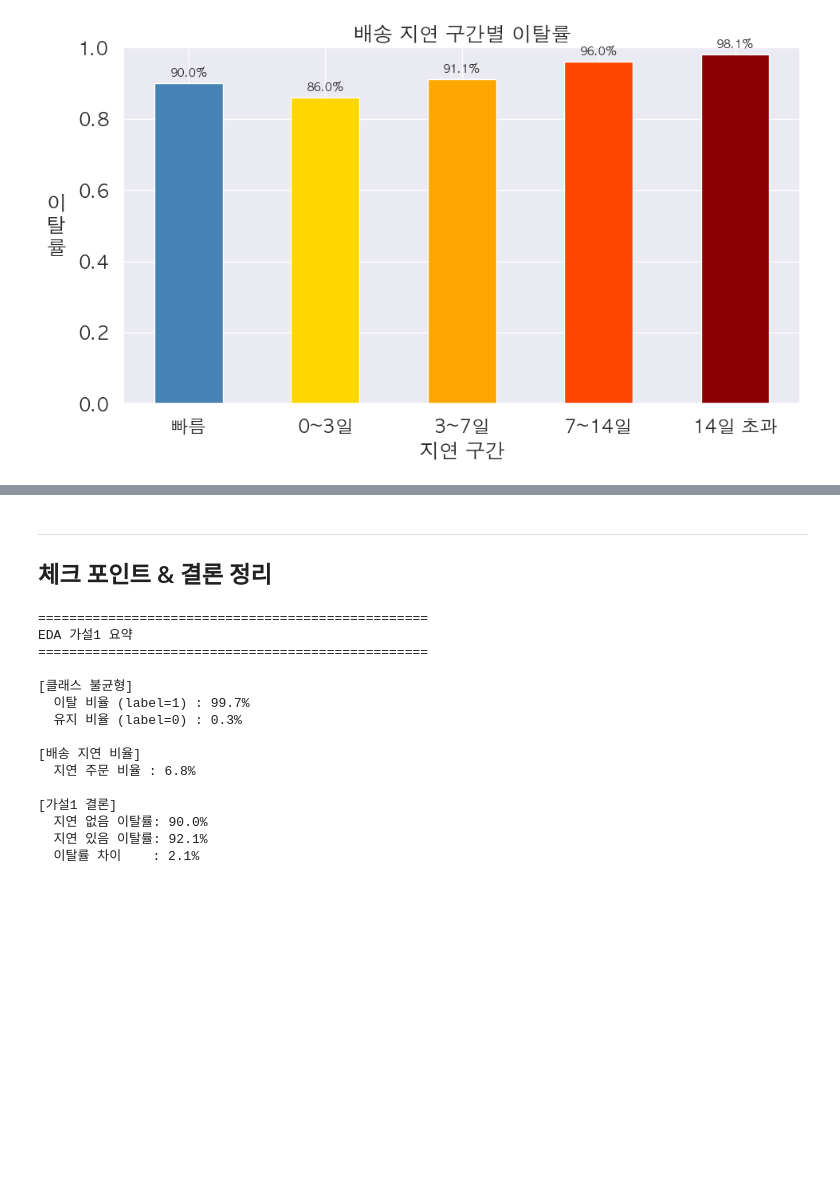
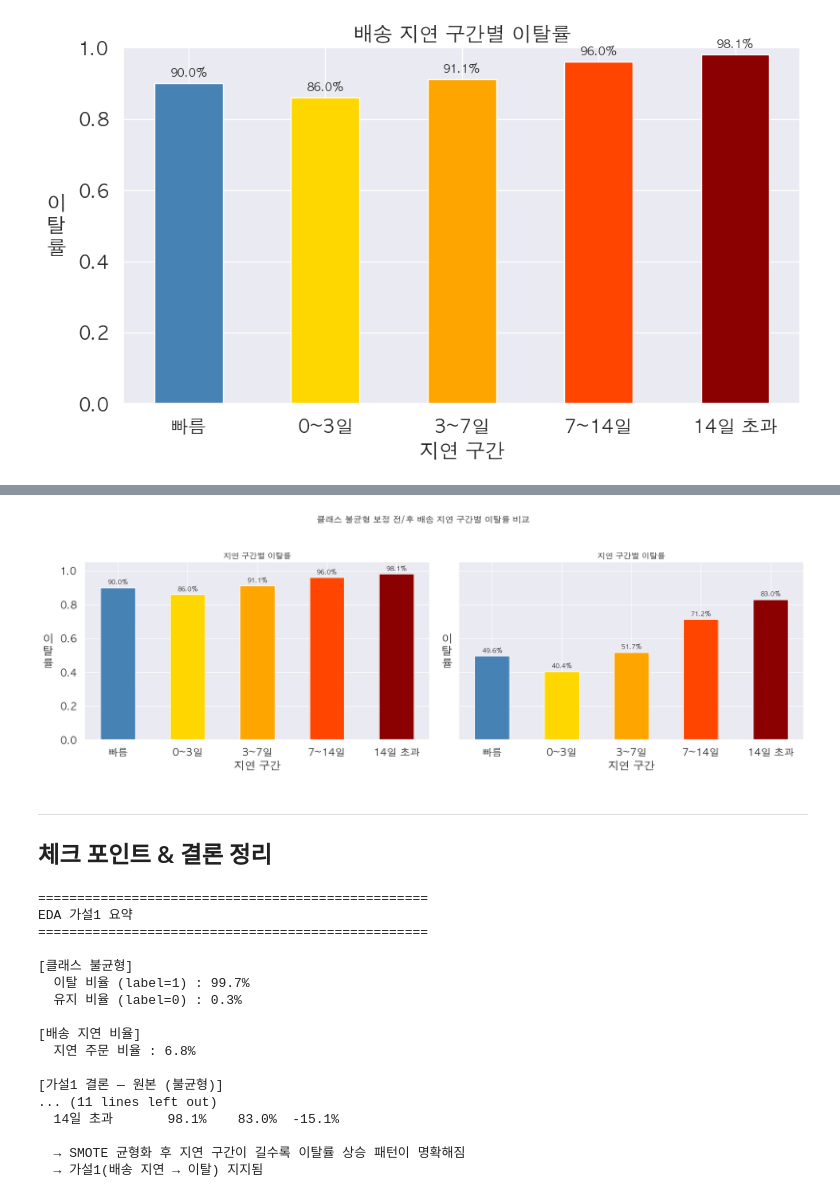
Before and after one commit to Jeongmxxjxx/olist-churn-project, a Jupyter notebook: notebooks/01_eda.ipynb, the cells around one changed output, grey strips where cells are left out. Drawn from its saved outputs; the diff is of its cells as text; code cells hidden in the pictures; blank space fills up the shorter version.

```diff
--- a/notebooks/01_eda.ipynb
+++ b/notebooks/01_eda.ipynb
@@ -359,3 +467,24 @@ plt.show()
+# %%
+bar_colors = ['steelblue', 'gold', 'orange', 'orangered', 'darkred']
+
+fig, axes = plt.subplots(1, 2, figsize=(18, 6), sharey=True)
+for ax, rate in zip(axes, [orig_rate, smote_rate]):
+    vals = [rate.get(g, 0) for g in labels_d]
+    bars = ax.bar(labels_d, vals, color=bar_colors, edgecolor='white', width=0.5)
+    ax.set_title('지연 구간별 이탈률', fontsize=13)
+    ax.set_xlabel('지연 구간')
+    ax.set_ylabel('이\n탈\n률', rotation=0, labelpad=20, verticalalignment='center')
+    ax.set_ylim(0, 1.05)
+    for bar, val in zip(bars, vals):
+        ax.text(bar.get_x() + bar.get_width() / 2, bar.get_height() + 0.01,
+                f'{val:.1%}', ha='center', va='bottom', fontsize=10)
+
+plt.suptitle('클래스 불균형 보정 전/후 배송 지연 구간별 이탈률 비교', fontsize=14, y=1.02)
+plt.tight_layout()
+plt.savefig('../outputs/eda_h1_smote_delay_comparison.png', dpi=150, bbox_inches='tight')
+plt.show()
+# %% [output]
+[figure, added]
 # %% [markdown]
 ---
 ## 체크 포인트 & 결론 정리
@@ -371,12 +500,22 @@ print(f"  유지 비율 (label=0) : {retain_ratio:.1%}")
 print(f"\n[배송 지연 비율]")
 print(f"  지연 주문 비율 : {delay_ratio:.1%}")
 
-print(f"\n[가설1 결론]")
+print(f"\n[가설1 결론 — 원본 (불균형)]")
 diff_abs = abs(churn_by_delay[True] - churn_by_delay[False])
-is_valid = diff_abs >= 0.05
 print(f"  지연 없음 이탈률: {churn_by_delay[False]:.1%}")
 print(f"  지연 있음 이탈률: {churn_by_delay[True]:.1%}")
-print(f"  이탈률 차이    : {diff_abs:.1%}")
+print(f"  이탈률 차이    : {diff_abs:.1%}  ← 99.7% 이탈 기저율로 차이 희석됨")
+
+print(f"\n[가설1 결론 — SMOTE 균형화 후 (label=0:1 = 1:1)]")
+print(f"  {'구간':<10s}  {'원본':>6s}  {'SMOTE후':>7s}  {'변화':>5s}")
+print(f"  {'-'*38}")
+for g in labels_d:
+    if g in orig_rate.index and g in smote_rate.index:
+        diff_g = smote_rate[g] - orig_rate[g]
+        print(f"  {g:<10s}  {orig_rate[g]:>6.1%}  {smote_rate[g]:>7.1%}  {diff_g:>+5.1%}")
+
+print(f"\n  → SMOTE 균형화 후 지연 구간이 길수록 이탈률 상승 패턴이 명확해짐")
+print(f"  → 가설1(배송 지연 → 이탈) 지지됨")
 # %% [output]
 ==================================================
 EDA 가설1 요약
@@ -389,7 +528,9 @@ EDA 가설1 요약
 [배송 지연 비율]
   지연 주문 비율 : 6.8%
 
-[가설1 결론]
-  지연 없음 이탈률: 90.0%
-  지연 있음 이탈률: 92.1%
-  이탈률 차이    : 2.1%
+[가설1 결론 — 원본 (불균형)]
+... (11 lines left out)
+  14일 초과       98.1%    83.0%  -15.1%
+
+  → SMOTE 균형화 후 지연 구간이 길수록 이탈률 상승 패턴이 명확해짐
+  → 가설1(배송 지연 → 이탈) 지지됨
```
Also changed, not shown: parts of 3 cells of this notebook, 4 other files.
